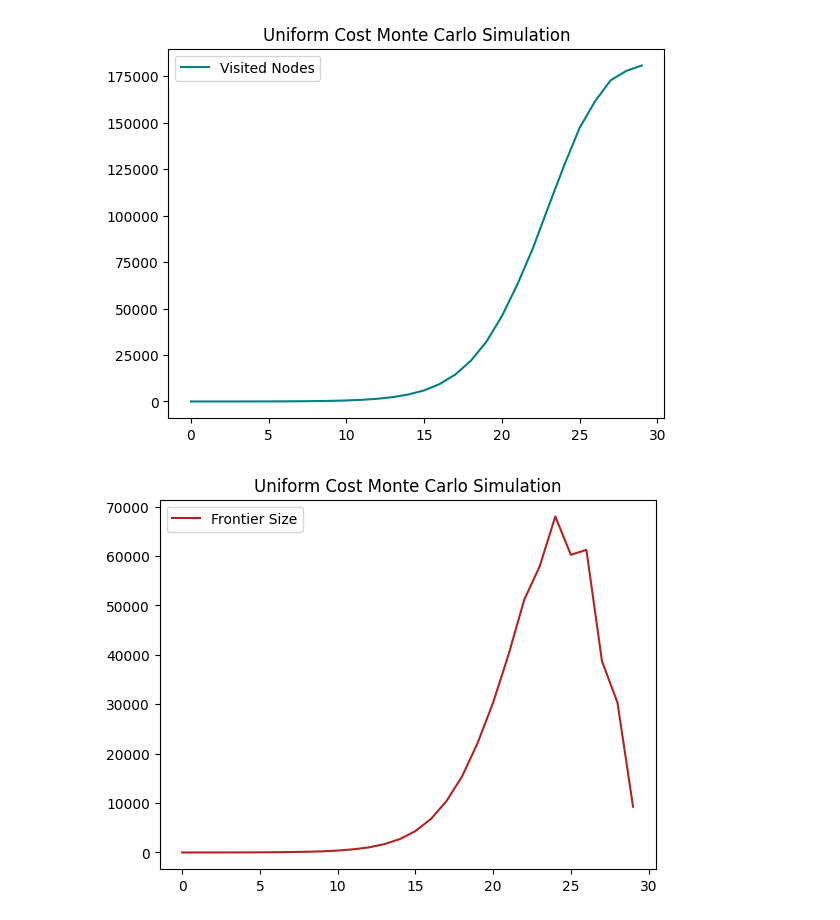
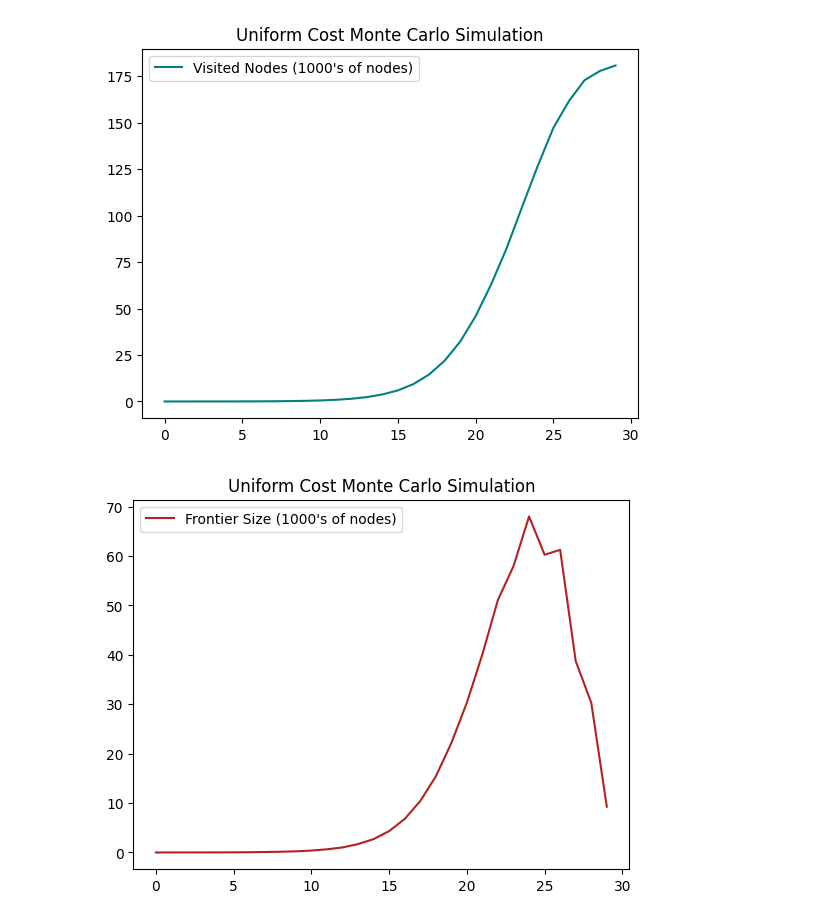
Before and after one commit to BrandonPaulsen/PYSlidingPuzzles, a Jupyter notebook: PYSlidingPuzzle.ipynb, the cells around one changed output. Cells and saved outputs as stored; diff of their text form; code cells hidden in the pictures.

Commit message:
data visualization
added code to plot monte carlo simulation from c++ implementation.

```diff
--- a/PYSlidingPuzzle.ipynb
+++ b/PYSlidingPuzzle.ipynb
@@ -377,28 +377,31 @@ def plotMC(visited, frontier, time):
 # %%
 #results of monte carlo simulation with 100000 uniform cost searches in c++
 depthUC = [0, 1, 2, 3, 4, 5, 6, 7, 8, 9, 10, 11, 12, 13, 14, 15, 16, 17, 18, 19, 20, 21, 22, 23, 24, 25, 26, 27, 28, 29]
 visitedUC = [1, 1.5, 4.61742, 10.3473, 22.7988, 40.5089, 69.7405, 119.503, 208.944, 339.157, 557.55, 893.925, 1460.89, 2352.31, 3786.56, 5954.83, 9374.97, 14463.1, 21877.1, 32088.9, 45881.8, 63027.1, 82546.4, 104944, 126866, 147222, 161608, 172839, 177882, 180803]
 frontierUC = [0, 1.5, 4.01601, 10.3473, 16.1263, 28.5089, 51.7073, 93.0422, 143.051, 231.979, 385.468, 640.009, 1021.14, 1693.02, 2706.36, 4326.04, 6780.54, 10399.1, 15377.5, 22132.8, 30321.9, 40130.3, 51141.3, 57959.6, 68007.6, 60254.2, 61253.5, 38744.8, 30304, 9268.5]
 timeUC = [0.00401606, 0.0211073, 0.0635614, 0.135964, 0.290214, 0.507157, 0.907028, 7.67181, 20.9527, 23.2357, 27.2451, 33.0444, 43.0305, 59.7745, 83.8367, 121.831, 179.889, 266.282, 403.591, 603.755, 895.884, 1295.29, 1805.78, 2460.49, 3217.35, 4055.34, 4828.11, 5536.55, 6111.79, 6456]
 
 plt.clf()
 plt.cla()
 plt.title("Uniform Cost Monte Carlo Simulation")
-plt.plot(depthUC, visitedUC, label = "Visited Nodes", color = "teal")
+plt.plot(depthUC, [visited/1000 for visited in visitedUC], label = "Visited Nodes (1000's of nodes)", color = "teal")
 plt.gca().legend(loc = "upper left")
+plt.savefig("uniformCostVisited.png")
 plt.show()
 plt.clf()
 plt.cla()
 plt.title("Uniform Cost Monte Carlo Simulation")
-plt.plot(depthUC, frontierUC, label = "Frontier Size", color = "firebrick")
+plt.plot(depthUC, [frontier/1000 for frontier in frontierUC], label = "Frontier Size (1000's of nodes)", color = "firebrick")
 plt.gca().legend(loc = "upper left")
+plt.savefig("uniformCostFrontier.png")
 plt.show()
 plt.clf()
 plt.cla()
 plt.title("Uniform Cost Monte Carlo Simulation")
-plt.plot(depthUC, timeUC, label = "Search Time", color = "midnightblue")
+plt.plot(depthUC, [time/1000 for time in timeUC], label = "Search Time (seconds)", color = "midnightblue")
 plt.gca().legend(loc = "upper left")
+plt.savefig("uniformCostTime.png")
 plt.show()
 # %% [output]
-[figure, old version]
+[figure, new version]
-[figure, old version]
+[figure, new version]
```
Also changed, not shown: parts of 6 cells of this notebook, 11 other files.
